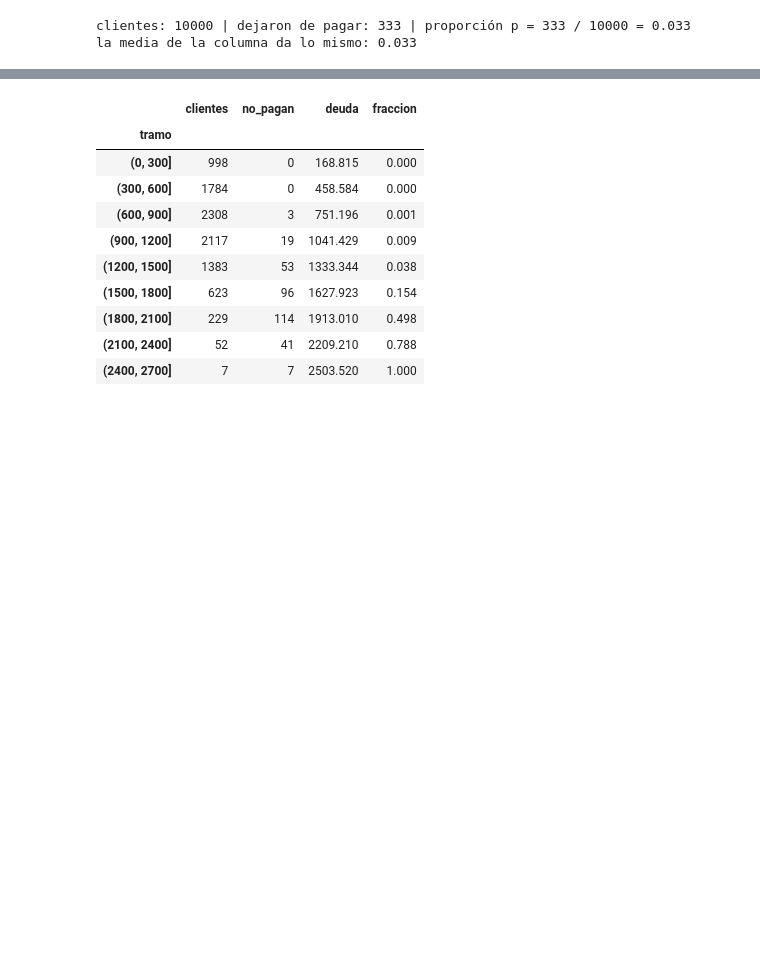
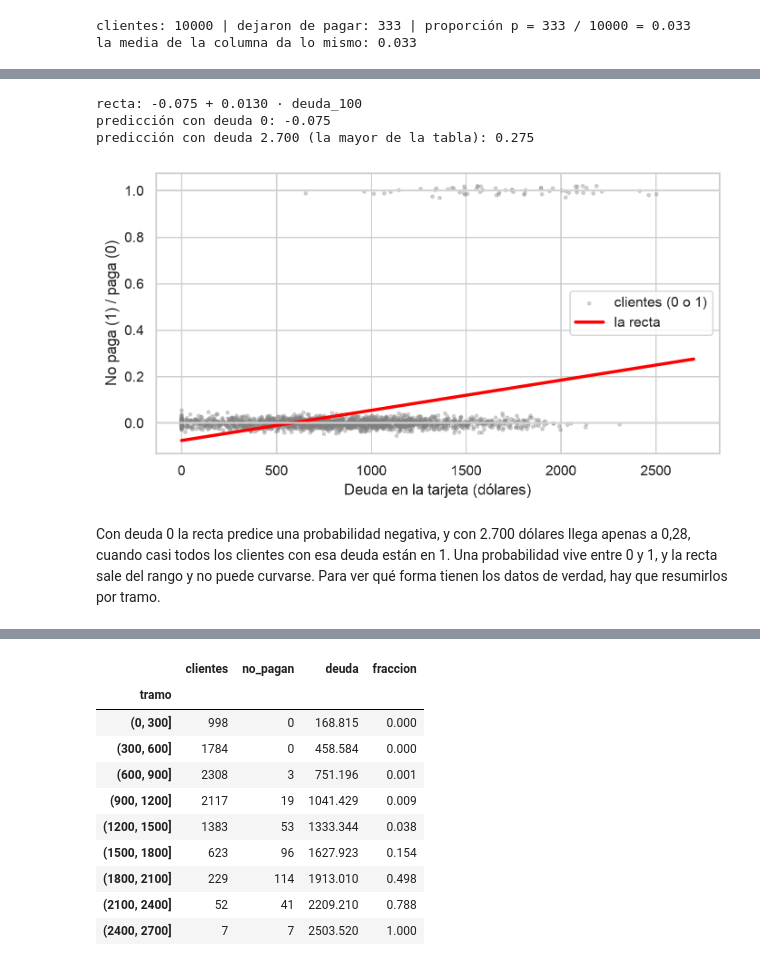
Before and after one commit to daniopitz/diplomado-cdd, a Jupyter notebook: 06_regresion_logistica.ipynb, the cells around one changed output, grey strips where cells are left out. Cells and saved outputs as stored; diff of their text form; code cells hidden in the pictures; blank space fills up the shorter version.

```diff
--- a/06_regresion_logistica.ipynb
+++ b/06_regresion_logistica.ipynb
@@ -62,0 +67,26 @@ Lo que queremos es que $p$ dependa de $x$: que la probabilidad de no pagar cambi
+# %%
+recta = sm.OLS(clientes["no_paga"], sm.add_constant(clientes["deuda_100"])).fit()
+a_r, b_r = recta.params
+print(f"recta: {a_r:.3f} + {b_r:.4f} · deuda_100")
+print(f"predicción con deuda 0: {a_r:.3f}")
+print(f"predicción con deuda 2.700 (la mayor de la tabla): {a_r + b_r * 27:.3f}")
+# %% [output]
+recta: -0.075 + 0.0130 · deuda_100
+predicción con deuda 0: -0.075
+predicción con deuda 2.700 (la mayor de la tabla): 0.275
+# %%
+grilla = np.linspace(0, 2700, 200)
+
+fig, ax = plt.subplots(figsize=(8, 4))
+muestra = clientes.sample(2000, random_state=1)
+# un poco de ruido vertical para que los 0 y los 1 no se tapen
+ax.scatter(muestra["balance"], muestra["no_paga"] + np.random.default_rng(1).normal(0, 0.015, len(muestra)), s=6, alpha=0.3, color="gray", label="clientes (0 o 1)")
+ax.plot(grilla, a_r + b_r * grilla / 100, color="red", lw=2.5, label="la recta")
+ax.axhline(0, color="lightgray"); ax.axhline(1, color="lightgray")
+ax.set(xlabel="Deuda en la tarjeta (dólares)", ylabel="No paga (1) / paga (0)")
+ax.legend()
+plt.show()
+# %% [output]
+[figure, added]
+# %% [markdown]
+Con deuda 0 la recta predice una probabilidad negativa, y con 2.700 dólares llega apenas a 0,28, cuando casi todos los clientes con esa deuda están en 1. Una probabilidad vive entre 0 y 1, y la recta sale del rango y no puede curvarse. Para ver qué forma tienen los datos de verdad, hay que resumirlos por tramo.
```
Also changed, not shown: parts of 13 cells of this notebook, 5 other files.
